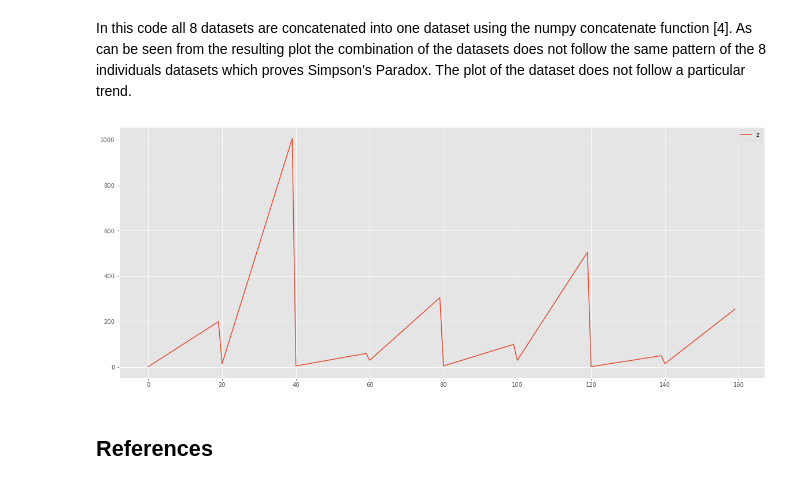
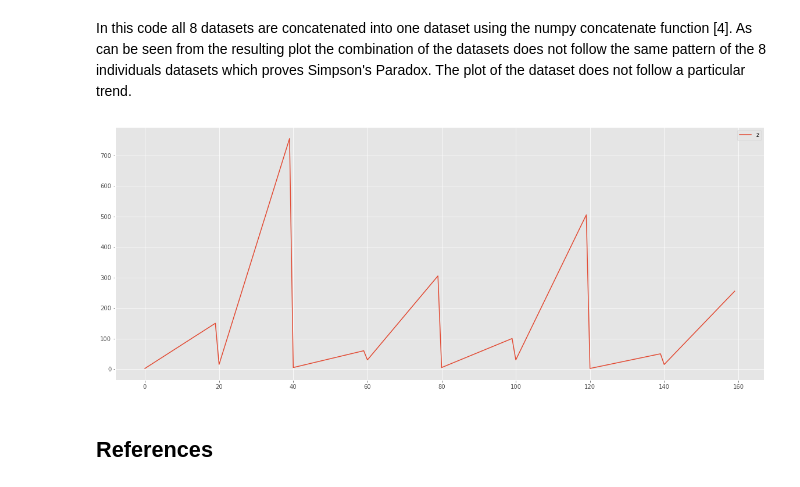
Before and after one commit to nmanley73/Tasks-Fundamentals, a Jupyter notebook: Tasks-Fundamentals.ipynb, the cells around one changed output. Saved outputs shown, nothing was run; the diff lists cells and outputs as text; code cells hidden in the pictures.

```diff
--- a/Tasks-Fundamentals.ipynb
+++ b/Tasks-Fundamentals.ipynb
@@ -352,30 +352,37 @@ In this code all 8 datasets are concatenated into one dataset using the numpy co
 # %%
 # import libraries
 import numpy as np
 import matplotlib.pyplot as plt
 import seaborn as sns
 import pandas as pd
 
+# make plot tidier
 plt.style.use("ggplot")
+# make plot bigger
 plt.rcParams['figure.figsize'] = (20,8)
 # set a and b variables
 a=5
 b=5
 
-# Create 4 datasets
-x1 = np.linspace(2, 200, 20)
+# Create 8 datasets
+x1 = np.linspace(2, 150, 20)
 x2 = np.linspace(5, 60, 20)
+x3 = np.linspace(5, 100, 20)
+x4 = np.linspace(2, 50, 20)
 y1 = a * x1 + b
 y2 = a * x2 + b
-# merge all 4 datasets
+y3 = a * x3 + b
+y4 = a * x4 + b
+
+# merge all 8 datasets into 1 dataset
 z = np.concatenate([x1, y1, x2, y2, x3, y3, x4, y4])
 
 # create dataframe
 df = pd.DataFrame({"z":z})
 # create lineplot
 sns.lineplot(data = df);
 # %% [output]
-[figure, old version]
+[figure, new version]
 # %% [markdown]
 ## References
 # %% [markdown]
```
